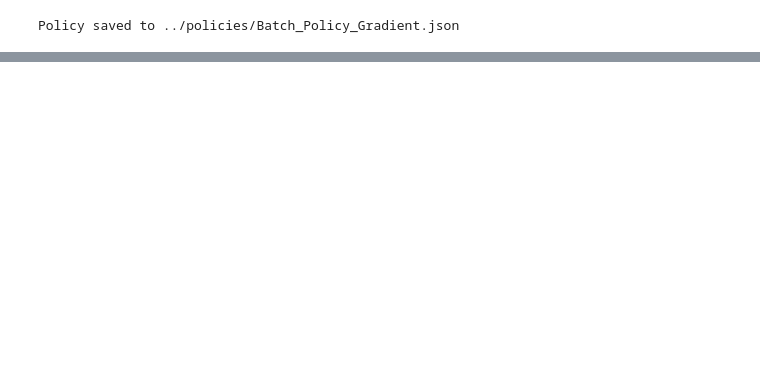
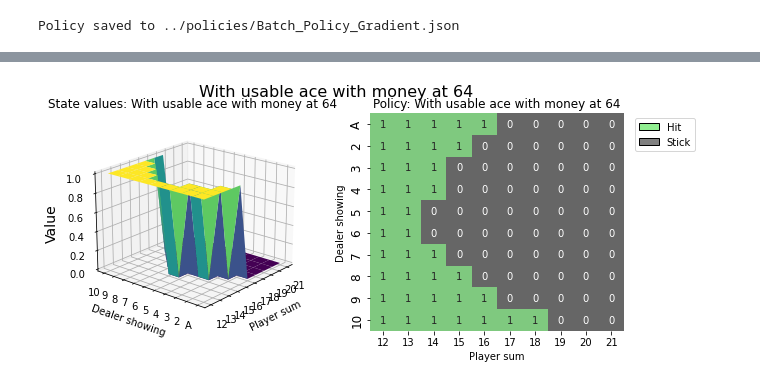
Before and after one commit to steveksh/Black-Jack-RL, a Jupyter notebook: game/notebooks/pg_batches.ipynb, the cells around one changed output, grey strips where cells are left out. Saved outputs shown, nothing was run; the diff lists cells and outputs as text; code cells hidden in the pictures; blank space fills up the shorter version.

```diff
--- a/game/notebooks/pg_batches.ipynb
+++ b/game/notebooks/pg_batches.ipynb
@@ -377,6 +440,0 @@ Coverage: 68.00%
-# %%
-starting_pos = 5
-policy.generate_q_table(usable_ace=True,starting_pos=starting_pos)
-value_grid, policy_grid = create_grids(policy, usable_ace=True, starting_pos=starting_pos)
-fig = create_plots(value_grid, policy_grid, title="With usable ace",starting_pos=starting_pos)
-plt.show()
@@ -393,7 +449,7 @@ def generate_policy(policy_net, save_path):
 
     for player_sum in range(1, 22):           # 1 to 21
         for dealer_card in range(1, 11):      # 1 (Ace) to 10
-            for usable_ace in [0, 1]:
+            for usable_ace in [0, 1]:b
                 state = (player_sum, dealer_card, usable_ace)
 
                 state_tensor = torch.tensor(state, dtype=torch.float32).unsqueeze(0)
@@ -416,0 +476,53 @@ Policy saved to ../policies/Batch_Policy_Gradient.json
+# %%
+from collections import defaultdict
+import numpy as np
+import matplotlib.pyplot as plt
+import seaborn as sns
+from matplotlib.patches import Patch
+
+def create_grids(agent, usable_ace=False, starting_pos=12):
+    """Create value and policy grid given an agent."""
+    # convert our state-action values to state values
+    # and build a policy dictionary that maps observations to actions
+    state_value = defaultdict(float)
+    policy = defaultdict(int)
+    for obs, action_values in agent.q_values.items():
+        state_value[obs] = action_values
+        policy[obs] = action_values
+
+    player_count, dealer_count = np.meshgrid(
+        # players count, dealers face-up card
+        np.arange(starting_pos, 22),
+        np.arange(1, 11),
+    )
+
+    # create the value grid for plotting
+    value = np.apply_along_axis(
+        lambda obs: state_value[(obs[0], obs[1], usable_ace)],
+        axis=2,
+        arr=np.dstack([player_count, dealer_count]),
+    )
+    value_grid = player_count, dealer_count, value
+
+    # create the policy grid for plotting
+    policy_grid = np.apply_along_axis(
+        lambda obs: policy[(obs[0], obs[1], usable_ace)],
+        axis=2,
+        arr=np.dstack([player_count, dealer_count]),
+    )
+    return value_grid, policy_grid
+
+
+
+from models.BalancePG import BalancePG, generate_policy
+
+m = 64
+balance_pg = BalancePG(4,2,64)
+balance_pg.load_state_dict(torch.load('../checkpoints/Balance_PG.pth'))
+
+balance_pg.generate_q_table(usable_ace= True,starting_pos=12)
+value_grid, policy_grid = create_grids(balance_pg, usable_ace=True, starting_pos=12)
+fig = create_plots(value_grid, policy_grid, title=f"With usable ace with money at {m}",starting_pos=12)
+plt.show()
+# %% [output]
+[figure, added]
```
Also changed, not shown: parts of 10 cells of this notebook, 23 other files.
